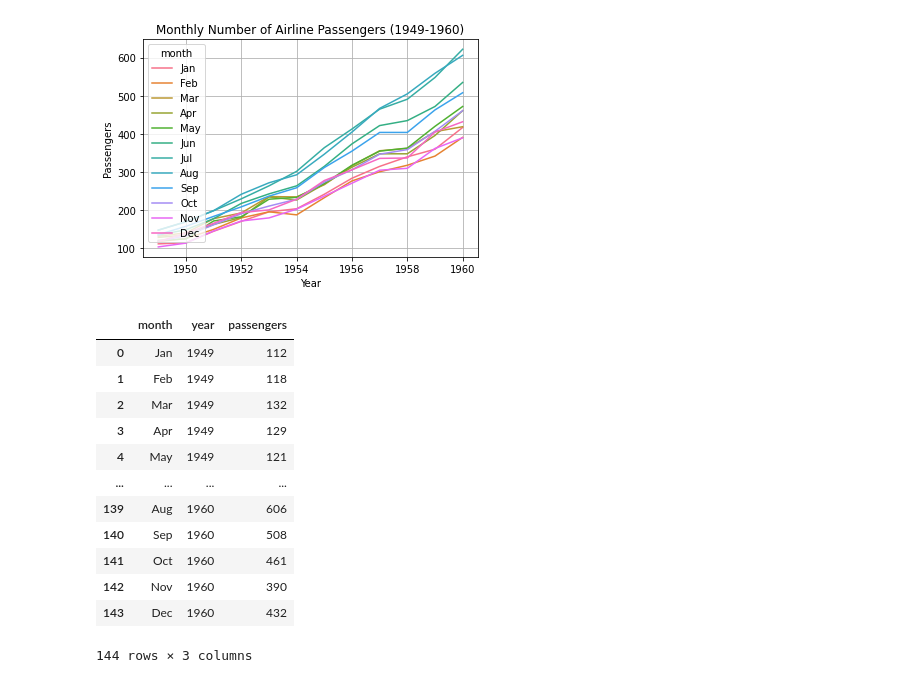
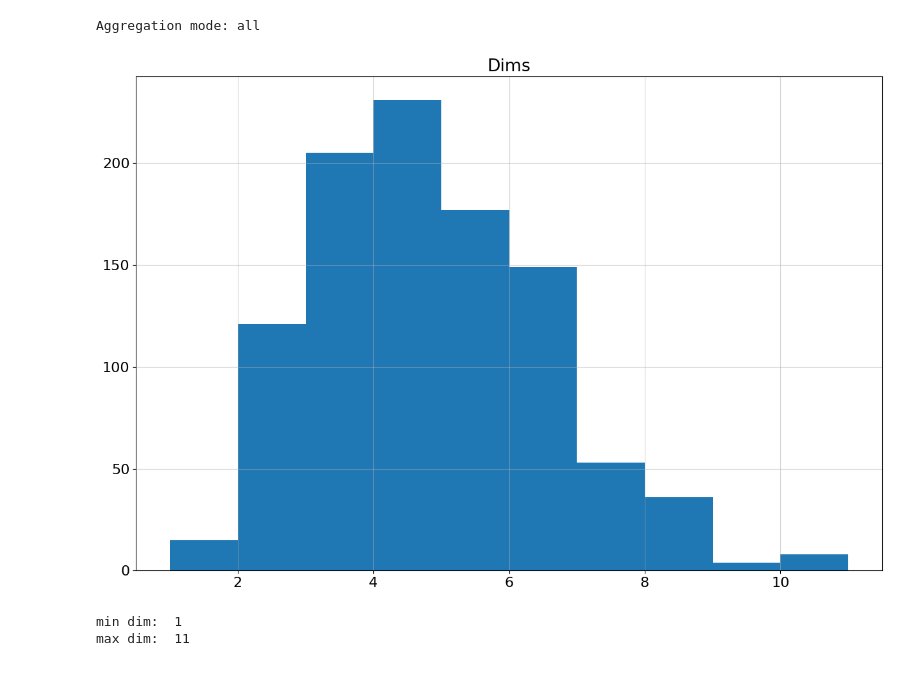
Before and after one commit to GBATZOLIS/conditional_score_diffusion, a Jupyter notebook: notebooks/test.ipynb, the cells around one changed output. Saved outputs shown, nothing was run; the diff lists cells and outputs as text; code cells hidden in the pictures.

```diff
--- a/notebooks/test.ipynb
+++ b/notebooks/test.ipynb
@@ -61,30 +22,14 @@ flights_long = flights_long.reset_index().melt(id_vars='month', var_name='year',
-# %%
-# Create the line plot
-sns.lineplot(data=flights_long, x='year', y='passengers', hue='month')
-
-# Customize the plot (optional)
-plt.title("Monthly Number of Airline Passengers (1949-1960)")
-plt.xlabel("Year")
-plt.ylabel("Passengers")
-
-plt.grid(True)
-# Show the plot
-plt.show()
-# %% [output]
-[figure, removed]
-# %%
-flights_long
-# %% [output]
-|  | month | year | passengers |
-| 0 | Jan | 1949 | 112 |
-| 1 | Feb | 1949 | 118 |
-| 2 | Mar | 1949 | 132 |
-| 3 | Apr | 1949 | 129 |
-| 4 | May | 1949 | 121 |
-| ... | ... | ... | ... |
-| 139 | Aug | 1960 | 606 |
-| 140 | Sep | 1960 | 508 |
-| 141 | Oct | 1960 | 461 |
-| 142 | Nov | 1960 | 390 |
-| 143 | Dec | 1960 | 432 |
-144 rows × 3 columns
+# %%
+dims = plot_dims(svd)
+# %% [output]
+Aggregation mode: all
+[figure, added]
+# %%
+# print min and max dims
+import numpy as np
+dims = np.array(dims)
+print('min dim: ', dims.min())
+print('max dim: ', dims.max())
+# %% [output]
+min dim:  1
+max dim:  11
```
Also changed, not shown: parts of 12 cells of this notebook, 12 other files.
